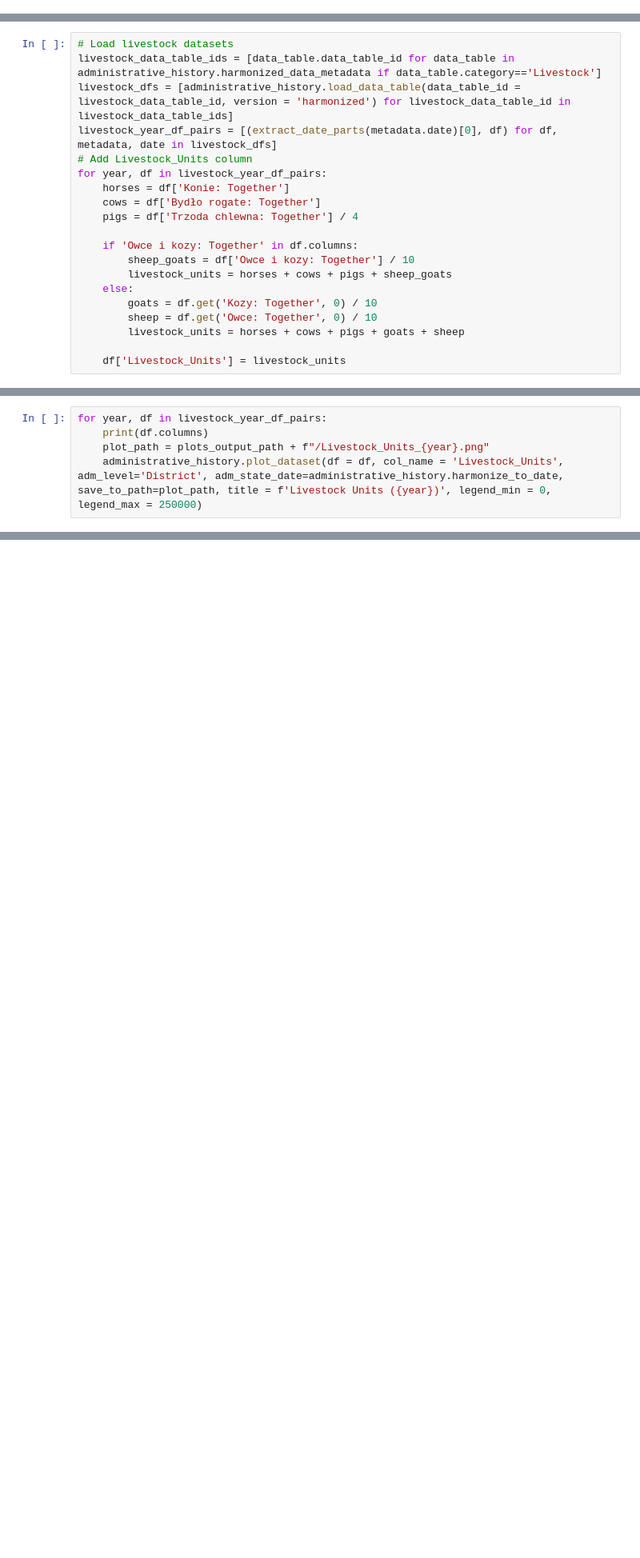
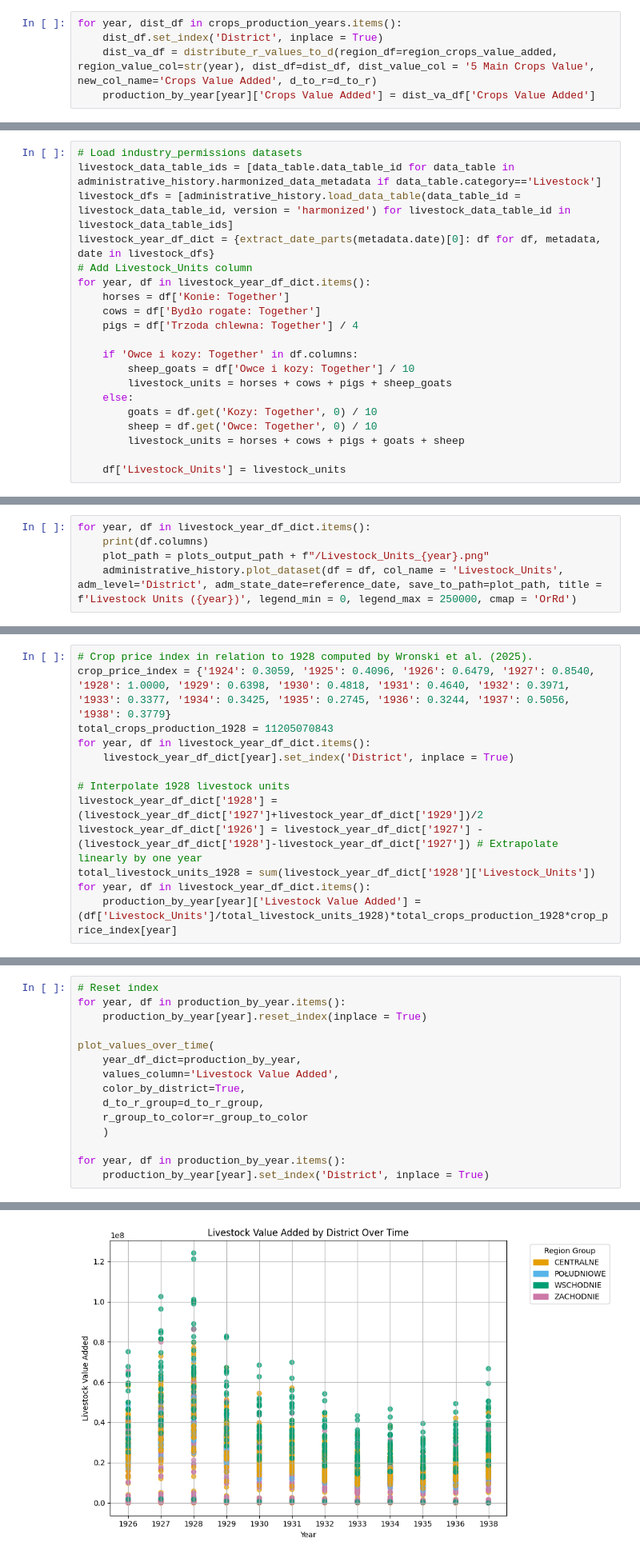
Before and after one commit to jjkiljanski/border-harmonization-toolkit, a Jupyter notebook: gdp_computation.ipynb, the cells around one changed output, grey strips where cells are left out. Shown at 80% size. Cells and saved outputs as stored; diff of their text form; blank space fills up the shorter version.

```diff
--- a/gdp_computation.ipynb
+++ b/gdp_computation.ipynb
@@ -161 +407,6 @@ for year, df in results.items():
+# %%
+for year, dist_df in crops_production_years.items():
+    dist_df.set_index('District', inplace = True)
+    dist_va_df = distribute_r_values_to_d(region_df=region_crops_value_added, region_value_col=str(year), dist_df=dist_df, dist_value_col = '5 Main Crops Value', new_col_name='Crops Value Added', d_to_r=d_to_r)
+    production_by_year[year]['Crops Value Added'] = dist_va_df['Crops Value Added']
 # %% [markdown]
@@ -163,10 +416,10 @@ for year, df in results.items():
 # %%
-# Load livestock datasets
+# Load industry_permissions datasets
 livestock_data_table_ids = [data_table.data_table_id for data_table in administrative_history.harmonized_data_metadata if data_table.category=='Livestock']
 livestock_dfs = [administrative_history.load_data_table(data_table_id = livestock_data_table_id, version = 'harmonized') for livestock_data_table_id in livestock_data_table_ids]
-livestock_year_df_pairs = [(extract_date_parts(metadata.date)[0], df) for df, metadata, date in livestock_dfs]
+livestock_year_df_dict = {extract_date_parts(metadata.date)[0]: df for df, metadata, date in livestock_dfs}
 # Add Livestock_Units column
-for year, df in livestock_year_df_pairs:
+for year, df in livestock_year_df_dict.items():
     horses = df['Konie: Together']
     cows = df['Bydło rogate: Together']
     pigs = df['Trzoda chlewna: Together'] / 4
@@ -183,7 +436,7 @@ for year, df in livestock_year_df_pairs:
 # %% [markdown]
 Generate and save plots with total livestock units.
 # %%
-for year, df in livestock_year_df_pairs:
+for year, df in livestock_year_df_dict.items():
     print(df.columns)
     plot_path = plots_output_path + f"/Livestock_Units_{year}.png"
-    administrative_history.plot_dataset(df = df, col_name = 'Livestock_Units', adm_level='District', adm_state_date=administrative_history.harmonize_to_date, save_to_path=plot_path, title = f'Livestock Units ({year})', legend_min = 0, legend_max = 250000)
+    administrative_history.plot_dataset(df = df, col_name = 'Livestock_Units', adm_level='District', adm_state_date=reference_date, save_to_path=plot_path, title = f'Livestock Units ({year})', legend_min = 0, legend_max = 250000, cmap = 'OrRd')
@@ -229,0 +452,13 @@ Index(['District', 'Konie: Together', 'Bydło rogate: Together',
+# %%
+# Crop price index in relation to 1928 computed by Wronski et al. (2025).
+crop_price_index = {'1924': 0.3059, '1925': 0.4096, '1926': 0.6479, '1927': 0.8540, '1928': 1.0000, '1929': 0.6398, '1930': 0.4818, '1931': 0.4640, '1932': 0.3971, '1933': 0.3377, '1934': 0.3425, '1935': 0.2745, '1936': 0.3244, '1937': 0.5056, '1938': 0.3779}
+total_crops_production_1928 = 11205070843
+for year, df in livestock_year_df_dict.items():
+    livestock_year_df_dict[year].set_index('District', inplace = True)
+
+# Interpolate 1928 livestock units
+livestock_year_df_dict['1928'] = (livestock_year_df_dict['1927']+livestock_year_df_dict['1929'])/2
+livestock_year_df_dict['1926'] = livestock_year_df_dict['1927'] - (livestock_year_df_dict['1928']-livestock_year_df_dict['1927']) # Extrapolate linearly by one year
+total_livestock_units_1928 = sum(livestock_year_df_dict['1928']['Livestock_Units'])
+for year, df in livestock_year_df_dict.items():
+    production_by_year[year]['Livestock Value Added'] = (df['Livestock_Units']/total_livestock_units_1928)*total_crops_production_1928*crop_price_index[year]
@@ -229,0 +482,16 @@ Index(['District', 'Konie: Together', 'Bydło rogate: Together',
+# %%
+# Reset index
+for year, df in production_by_year.items():
+    production_by_year[year].reset_index(inplace = True)
+
+plot_values_over_time(
+    year_df_dict=production_by_year,
+    values_column='Livestock Value Added',
+    color_by_district=True,
+    d_to_r_group=d_to_r_group,
+    r_group_to_color=r_group_to_color
+    )
+
+for year, df in production_by_year.items():
+    production_by_year[year].set_index('District', inplace = True)
+# %% [output]
@@ -229,0 +513 @@ Index(['District', 'Konie: Together', 'Bydło rogate: Together',
+[figure, added]
```
Also changed, not shown: parts of 72 cells of this notebook, 30 other files.
